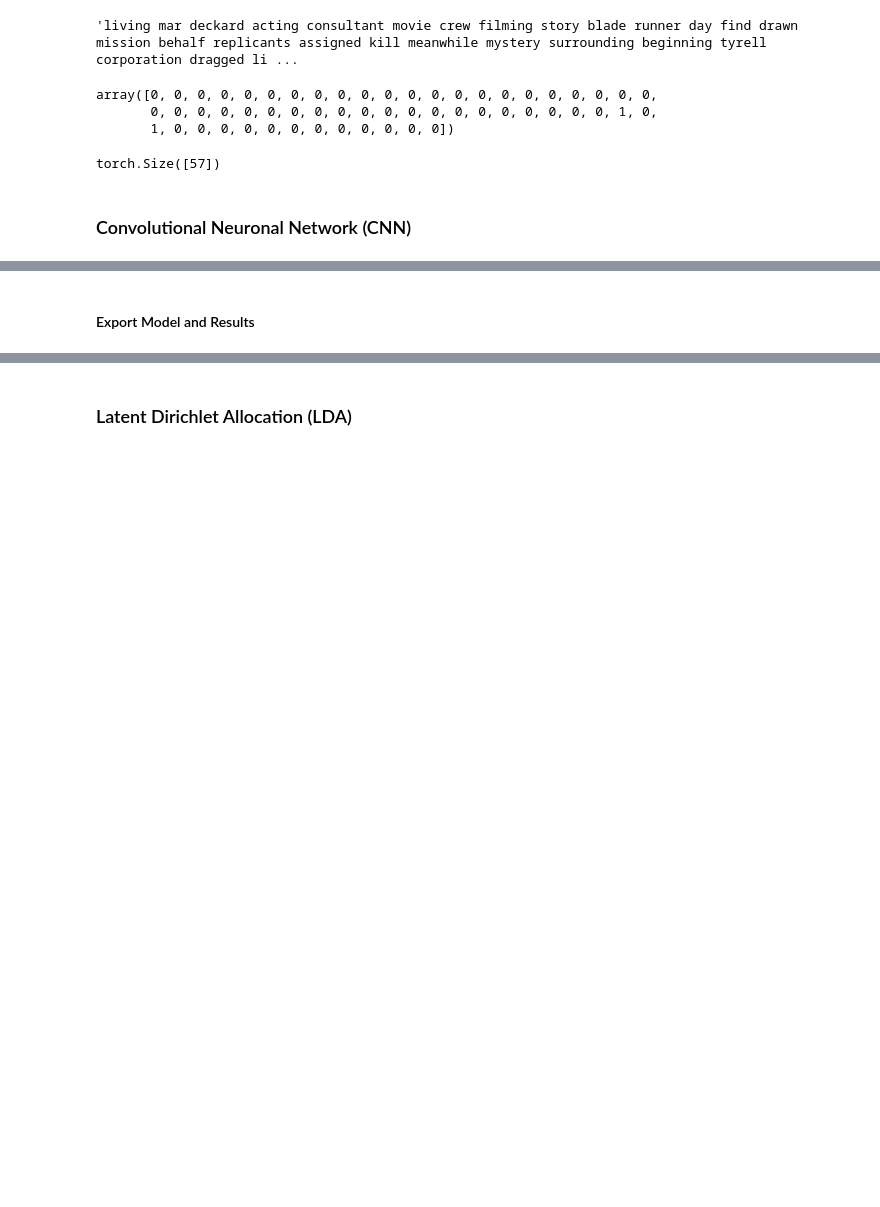
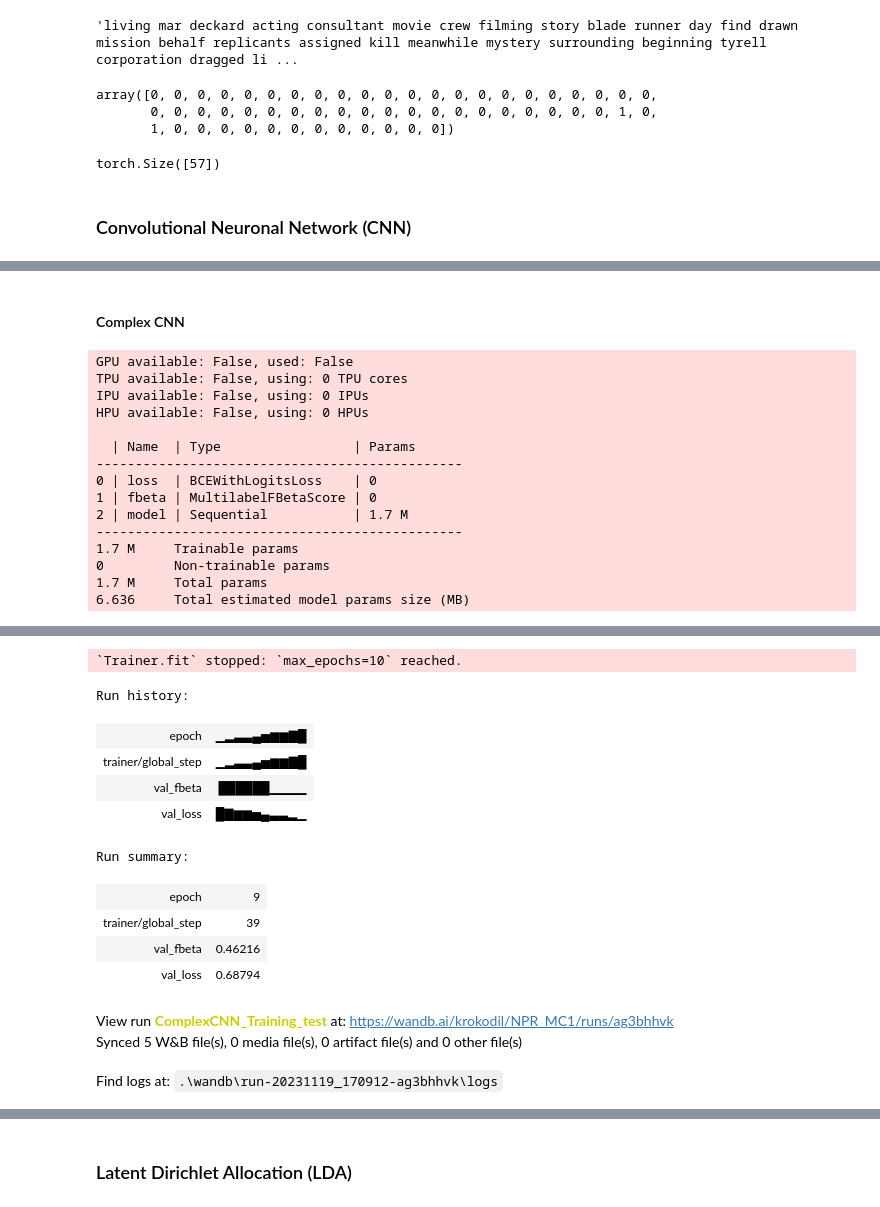
Before and after one commit to 7ben18/fhnw-npr-Natural-Language-Processing, a Jupyter notebook: mini-challenge1/npr-minichallenge1-yannic-ben.ipynb, the cells around one changed output, grey strips where cells are left out. Drawn from its saved outputs; the diff is of its cells as text; code cells hidden in the pictures; blank space fills up the shorter version.

Commit message:
test training model

```diff
--- a/mini-challenge1/npr-minichallenge1-yannic-ben.ipynb
+++ b/mini-challenge1/npr-minichallenge1-yannic-ben.ipynb
@@ -1024,4 +1019,2 @@ Accuracy: 0.0000, Precision: 0.0535, Recall: 1.0000, F1 Score Mikro: 0.1016, F1
-# %% [markdown]
-#### Export Model and Results
 # %%
 # store results in a df an save it as csv
@@ -1039,0 +1035,60 @@ results_df_RNN_test.to_csv("results/results_cnn_test.csv")
+# %% [markdown]
+#### Complex CNN
+# %%
+class ComplexCNN(CustomLightningModel):
+    def __init__(self, lr=0.001, num_classes=57, dropout_rate=0.25):
+        super().__init__(lr, num_classes)
+
+        # Spezifikationen
+        batch_size = 20
+        num_vectors = 1000
+        vector_size = 300
+
+        # Initialisieren Sie die Größe der Eingabe
+        input_size = (batch_size, num_vectors, vector_size)
+        final_feature_size = 64000  # Entsprechend der Anzahl der Ausgabe-Features der vorherigen linearen Schicht
+
+        self.model = nn.Sequential(
+            nn.Conv1d(in_channels=input_size[2], out_channels=64, kernel_size=3, stride=1, padding=1),
+            nn.ReLU(),
+            nn.Conv1d(in_channels=64, out_channels=128, kernel_size=3, stride=1, padding=1),
+            nn.ReLU(),
+            nn.MaxPool1d(kernel_size=2, stride=2),
+            nn.Dropout(dropout_rate),
+            nn.Conv1d(in_channels=128, out_channels=256, kernel_size=3, stride=1, padding=1),
+            nn.ReLU(),
+            nn.Conv1d(in_channels=256, out_channels=256, kernel_size=3, stride=1, padding=1),
+            nn.ReLU(),
+            nn.MaxPool1d(kernel_size=2, stride=2),
+            nn.Dropout(dropout_rate),
+            nn.Flatten(),
+            nn.Linear(final_feature_size, 20),  # Entsprechend der Anzahl der Ausgabe-Features der vorherigen linearen Schicht
+            nn.ReLU(),
+            nn.Dropout(dropout_rate),
+            nn.Linear(20, self.num_classes)  # Anzahl der Ausgabe-Klassen bleibt gleich
+        )
+# %%
+# Instanziieren Sie Ihr Modell
+complexCNN = ComplexCNN(lr=0.01, num_classes=57)
+
+wandb_logger = WandbLogger(name="ComplexCNN_Training_test", project="NPR_MC1")
+trainer = pl.Trainer(max_epochs=10, logger=wandb_logger)
+trainer.fit(complexCNN, train_loader, test_loader)
+
+wandb_logger.experiment.finish()
+# %% [output]
+GPU available: False, used: False
+TPU available: False, using: 0 TPU cores
+IPU available: False, using: 0 IPUs
+HPU available: False, using: 0 HPUs
+
+  | Name  | Type                 | Params
+-----------------------------------------------
+0 | loss  | BCEWithLogitsLoss    | 0
+1 | fbeta | MultilabelFBetaScore | 0
+2 | model | Sequential           | 1.7 M
+-----------------------------------------------
+1.7 M     Trainable params
+0         Non-trainable params
+1.7 M     Total params
+6.636     Total estimated model params size (MB)
@@ -1039,0 +1097,14 @@ results_df_RNN_test.to_csv("results/results_cnn_test.csv")
+`Trainer.fit` stopped: `max_epochs=10` reached.
+Run history:
+| epoch | ▁▂▃▃▄▅▆▆▇█ |
+| trainer/global_step | ▁▂▃▃▄▅▆▆▇█ |
+| val_fbeta | ██████▁▁▁▁ |
+| val_loss | █▇▆▆▅▄▃▃▂▁ |
+Run summary:
+| epoch | 9 |
+| trainer/global_step | 39 |
+| val_fbeta | 0.46216 |
+| val_loss | 0.68794 |
+View run ComplexCNN_Training_test at: https://wandb.ai/krokodil/NPR_MC1/runs/ag3bhhvk
+Synced 5 W&B file(s), 0 media file(s), 0 artifact file(s) and 0 other file(s)
+Find logs at: .\wandb\run-20231119_170912-ag3bhhvk\logs
```
Also changed, not shown: parts of 20 cells of this notebook, 10 other files.
